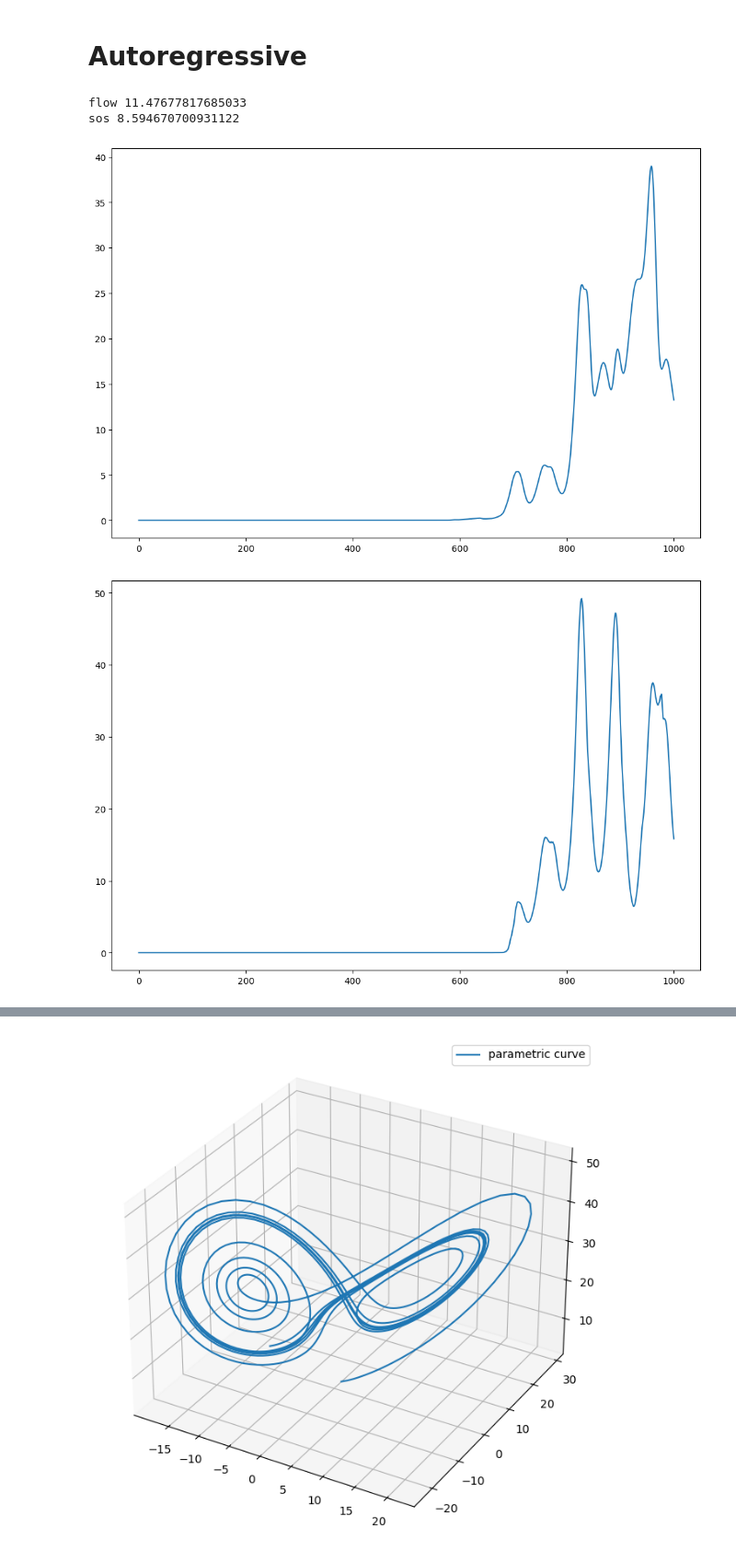
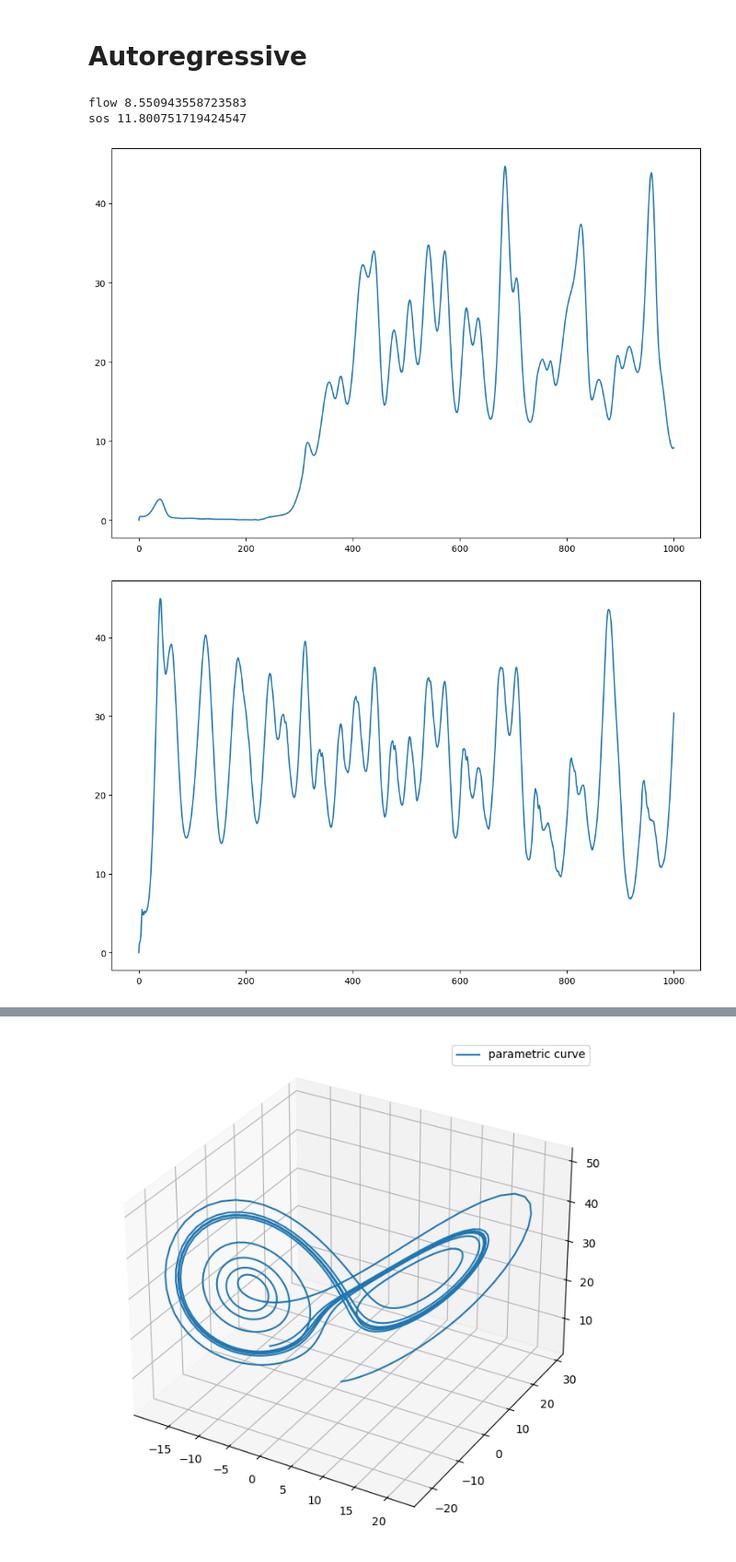
Before and after one commit to daniellengyel/KernelLearningSOS, a Jupyter notebook: LorentzResults.ipynb, the cells around one changed output, grey strips where cells are left out. Shown at 92% size. Saved outputs shown, nothing was run; the diff lists cells and outputs as text; code cells hidden in the pictures.

```diff
--- a/LorentzResults.ipynb
+++ b/LorentzResults.ipynb
@@ -59,15 +62,17 @@ def main_sos(y_idx):
     plt.plot(res[:, 1])
     return theta_star
 # %%
+set_seed(0)
+
 # x_vec_0 = [0, 1, 1.05]
 x_vec_0 = [0.5, 1.5, 2.5]
 
-traj = jnp.array(gen_traj(lorentz_map(), x_vec_0, 1000))
+traj_train = jnp.array(gen_traj(lorentz_map(), x_vec_0, 1000))
 
-X = traj[:-1]
-Y = traj[1:]
+X_train = traj_train[:-1]
+Y_train = traj_train[1:]
 
-X_batch, y_batch, X_sub, y_sub = get_curr_data(X, Y, 1000, 500)
+X_batch, y_batch, X_sub, y_sub = get_curr_data(X_train, Y_train, 1000, 500)
 # %% [markdown]
 # Y.idx 0
 # %%
@@ -104,41 +117,41 @@ x_vec_0_test = [0.5, 1.5, 2.5]
 x_vec_0_test = [0.7, 1.1, 2.]
 
 
-traj = jnp.array(gen_traj(lorentz_map(), x_vec_0_test, 1000))
+traj_test = jnp.array(gen_traj(lorentz_map(), x_vec_0_test, 1000))
 
-X = traj[:-1]
-Y = traj[1:]
+X_test = traj_test[:-1]
+Y_test = traj_test[1:]
 # %%
 thetas_flow = jnp.array([theta_star_flow_0, theta_star_flow_1, theta_star_flow_2])
 thetas_sos = jnp.array([theta_star_sos_0, theta_star_sos_1, theta_star_sos_2])
 
-pred_funcs_flow = get_pred_funcs(thetas_flow, ext_kernel, X, Y)
-pred_funcs_sos = get_pred_funcs(thetas_sos, ext_kernel, X, Y)
+pred_funcs_flow = get_pred_funcs(thetas_flow, ext_kernel, X_train, Y_train)
+pred_funcs_sos = get_pred_funcs(thetas_sos, ext_kernel, X_train, Y_train)
 # %% [markdown]
 # Autoregressive
 # %%
 traj_preds_flow = predict_series(pred_funcs_flow, jnp.array(x_vec_0_test), 1000)
 traj_preds_sos = predict_series(pred_funcs_sos, jnp.array(x_vec_0_test), 1000)
 # %%
-print("flow", np.std(np.linalg.norm((traj - traj_preds_flow), axis=1)))
-print("sos", np.std(np.linalg.norm((traj - traj_preds_sos), axis=1)))
+print("flow", np.std(np.linalg.norm((traj_test - traj_preds_flow), axis=1)))
+print("sos", np.std(np.linalg.norm((traj_test - traj_preds_sos), axis=1)))
 # %% [output]
-flow 11.47677817685033
-sos 8.594670700931122
+flow 8.550943558723583
+sos 11.800751719424547
 # %%
-diff = np.linalg.norm((traj - traj_preds_sos), axis=1)
+diff = np.linalg.norm((traj_test - traj_preds_sos), axis=1)
 
 plt.plot(diff)
 plt.show()
 # %% [output]
-[figure, old version]
+[figure, new version]
 # %%
-diff = np.linalg.norm((traj - traj_preds_flow), axis=1)
+diff = np.linalg.norm((traj_test - traj_preds_flow), axis=1)
 
 plt.plot(diff)
 plt.show()
 # %% [output]
-[figure, old version]
+[figure, new version]
 # %%
 ax = plt.figure().add_subplot(projection='3d')
 ax.plot(traj_preds_flow[:, 0], traj_preds_flow[:, 1], traj_preds_flow[:, 2], label='parametric curve')
```
Also changed, not shown: parts of 8 cells of this notebook, 2 other files.
